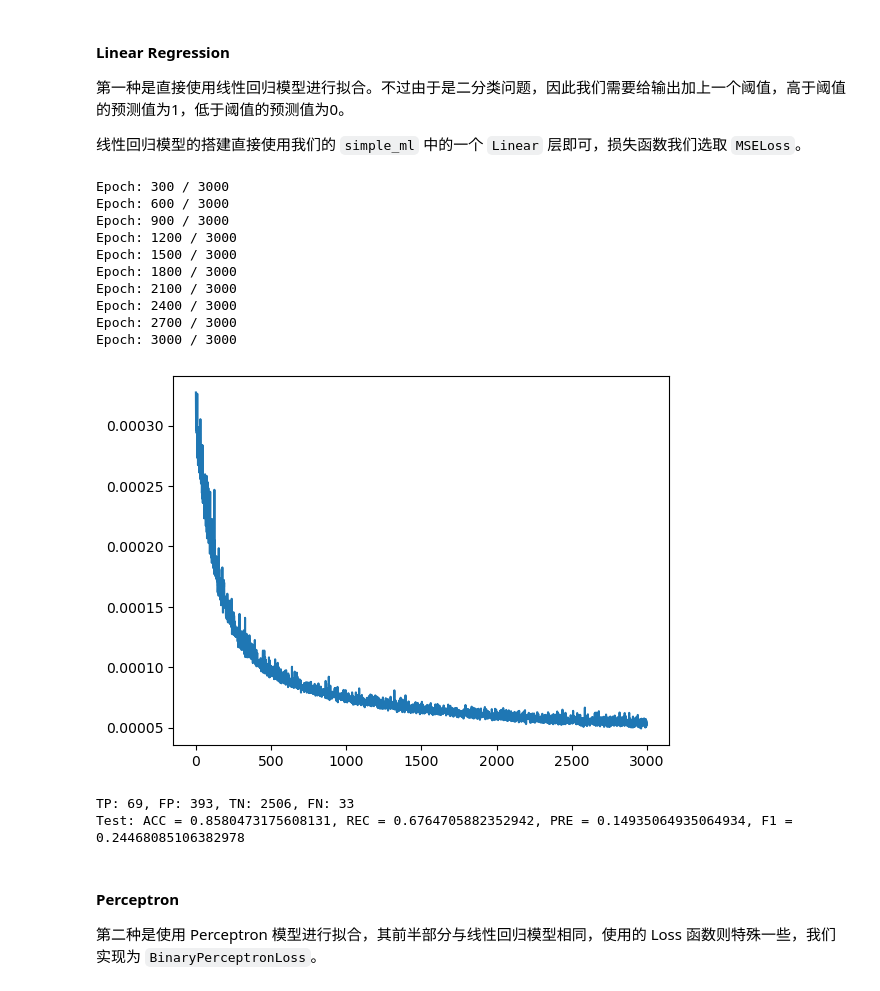
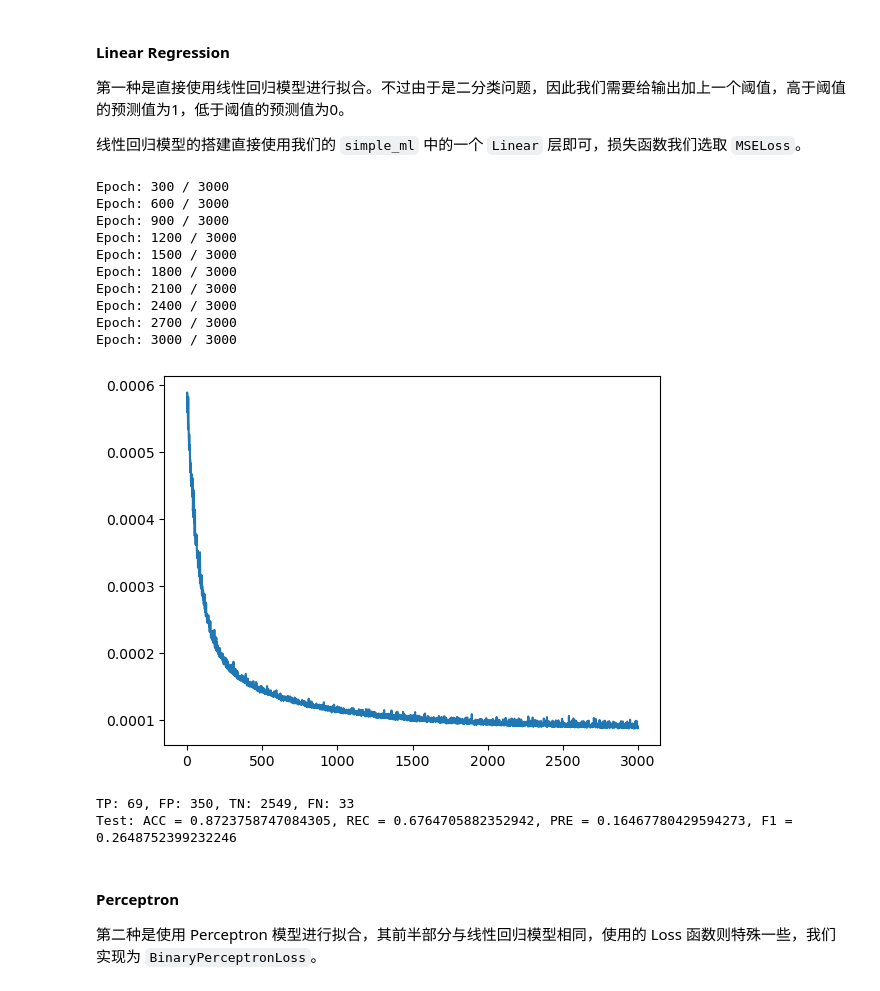
Before and after one commit to Gralerfics/SUSTech-SDM274-AI-and-Machine-Learning-Assignments, a Jupyter notebook: Midterm_Project/main.ipynb, the cells around one changed output. Saved outputs shown, nothing was run; the diff lists cells and outputs as text; code cells hidden in the pictures.

```diff
--- a/Midterm_Project/main.ipynb
+++ b/Midterm_Project/main.ipynb
@@ -78,8 +80,8 @@ memory usage: 547.0 KB
 import seaborn as sns
 import matplotlib.pyplot as plt
 
-""" 1. Type TODO """
-data_csv = data_csv[data_csv['Type'] != 'H']
+""" 1. Drop Type """
+# data_csv = data_csv[data_csv['Type'] != 'H']
 # data_csv.drop(columns = ['Type'], inplace = True)
 
 """ 2. PCA """
@@ -101,14 +103,20 @@ data_csv = data_csv[data_csv['Type'] != 'H']
 # label_col = data_csv.pop('Machine failure')
 # data_csv['Machine failure'] = label_col
 
-""" 3. Power TODO """
+""" 3. Power """
 data_csv['Power'] = data_csv[['Rotational speed [rpm]', 'Torque [Nm]']].product(axis = 1)
 
-""" 4. TODO """
+""" 4. Temperature Difference """
+# data_csv['Temperature Difference'] = data_csv['Process temperature [K]'] - data_csv['Air temperature [K]']
 
+""" 5. Strain """
+# data_csv['Strain'] = data_csv[['Tool wear [min]', 'Torque [Nm]']].product(axis = 1)
+
+""" 6. Remove Raw """
+# data_csv.drop(columns = ['Process temperature [K]', 'Air temperature [K]', 'Tool wear [min]', 'Torque [Nm]'], inplace = True)
 
 """ Result """
-fN = 7 # features number
+fN = len(data_csv.columns) - 1 # features number
 sns.heatmap(data_csv.corr(), vmin = -1, vmax = 1, cmap = 'coolwarm')
 sns.pairplot(data_csv.sample(frac = 0.1), hue = 'Machine failure')
 plt.show()
@@ -226,37 +234,37 @@ def linreg(optimizer, epoch_num, batch_size):
             print(f'Epoch: {epoch + 1} / {epoch_num}')
 
     fig = plt.figure(1)
     plt.plot(np.arange(len(train_loss_buffer)), train_loss_buffer)
     plt.show()
 
     test_prediction = model(Variable(test_dataset.datas[0]))
 
     decision_threshold = 0.5
     [[TP, FN], [FP, TN]] = eval_binary_confusion_matrix(test_prediction, test_dataset.datas[1], decision_boundary = decision_threshold, label_pos = 1, label_neg = 0)
     print(f'TP: {TP}, FP: {FP}, TN: {TN}, FN: {FN}')
     test_accuracy = (TP + TN) / (TP + TN + FP + FN)
     test_recall = TP / (TP + FN)
     test_precision = TP / (TP + FP)
     test_f1_score = 2 * test_precision * test_recall / (test_precision + test_recall) if test_precision + test_recall > 0 else 0
     print(f'Test: ACC = {test_accuracy}, REC = {test_recall}, PRE = {test_precision}, F1 = {test_f1_score}')
 
 
 optimizer = GD(None, lr = 0.0002)
-linreg(optimizer, epoch_num = 3000, batch_size = len(train_dataset_bal) // 10)
+linreg(optimizer, epoch_num = 3000, batch_size = len(train_dataset_bal) // 20)
 # %% [output]
 Epoch: 300 / 3000
 Epoch: 600 / 3000
 Epoch: 900 / 3000
 Epoch: 1200 / 3000
 Epoch: 1500 / 3000
 Epoch: 1800 / 3000
 Epoch: 2100 / 3000
 Epoch: 2400 / 3000
 Epoch: 2700 / 3000
 Epoch: 3000 / 3000
-[figure, old version]
+[figure, new version]
-TP: 69, FP: 393, TN: 2506, FN: 33
-Test: ACC = 0.8580473175608131, REC = 0.6764705882352942, PRE = 0.14935064935064934, F1 = 0.24468085106382978
+TP: 69, FP: 350, TN: 2549, FN: 33
+Test: ACC = 0.8723758747084305, REC = 0.6764705882352942, PRE = 0.16467780429594273, F1 = 0.2648752399232246
 # %% [markdown]
 #### Perceptron
 
```
Also changed, not shown: parts of 17 cells of this notebook, 17 other files.
